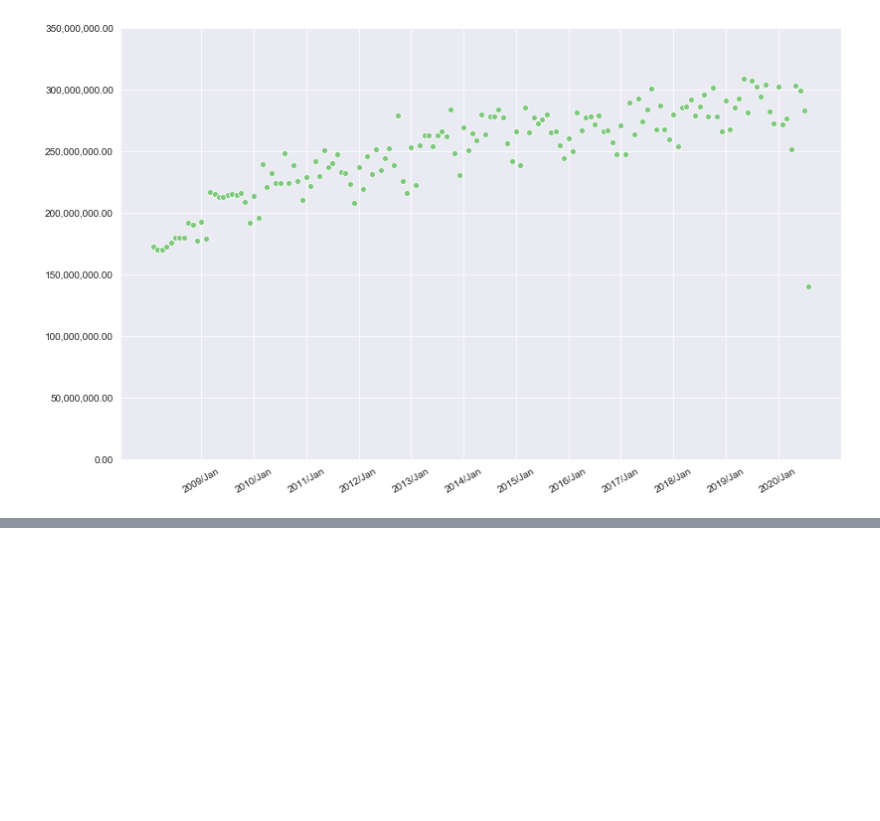
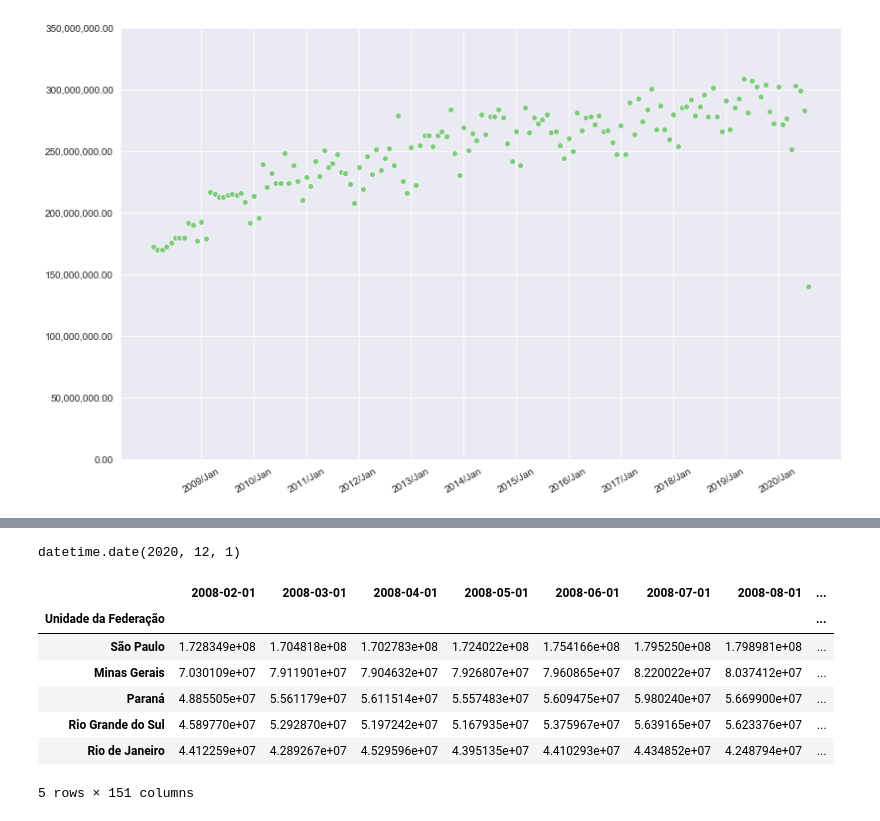
Before and after one commit to Colognesi/Bootcamp-DataScience, a Jupyter notebook: Modulo II - Tratamento, Exploração e Visualização de dados/Projeto/Modulo II.ipynb, the cells around one changed output, grey strips where cells are left out. Drawn from its saved outputs; the diff is of its cells as text; code cells hidden in the pictures; blank space fills up the shorter version.

```diff
--- a/Modulo II - Tratamento, Exploração e Visualização de dados/Projeto/Modulo II.ipynb
+++ b/Modulo II - Tratamento, Exploração e Visualização de dados/Projeto/Modulo II.ipynb
@@ -352,0 +352,4 @@ sns.lineplot(data = dados_selecionados.T, x = dados_selecionados.T.index, y = 'S
+# %%
+date.today()
+# %% [output]
+datetime.date(2020, 12, 1)
@@ -352,0 +379,11 @@ sns.lineplot(data = dados_selecionados.T, x = dados_selecionados.T.index, y = 'S
+# %%
+dados_selecionados.head()
+# %% [output]
+|  | 2008-02-01 | 2008-03-01 | 2008-04-01 | 2008-05-01 | 2008-06-01 | 2008-07-01 | 2008-08-01 | ... |
+| Unidade da Federação |  |  |  |  |  |  |  | ... |
+| São Paulo | 1.728349e+08 | 1.704818e+08 | 1.702783e+08 | 1.724022e+08 | 1.754166e+08 | 1.795250e+08 | 1.798981e+08 | ... |
+| Minas Gerais | 7.030109e+07 | 7.911901e+07 | 7.904632e+07 | 7.926807e+07 | 7.960865e+07 | 8.220022e+07 | 8.037412e+07 | ... |
+| Paraná | 4.885505e+07 | 5.561179e+07 | 5.611514e+07 | 5.557483e+07 | 5.609475e+07 | 5.980240e+07 | 5.669900e+07 | ... |
+| Rio Grande do Sul | 4.589770e+07 | 5.292870e+07 | 5.197242e+07 | 5.167935e+07 | 5.375967e+07 | 5.639165e+07 | 5.623376e+07 | ... |
+| Rio de Janeiro | 4.412259e+07 | 4.289267e+07 | 4.529596e+07 | 4.395135e+07 | 4.410293e+07 | 4.434852e+07 | 4.248794e+07 | ... |
+5 rows × 151 columns
```
Also changed, not shown: parts of 14 cells of this notebook, 1 other file.
